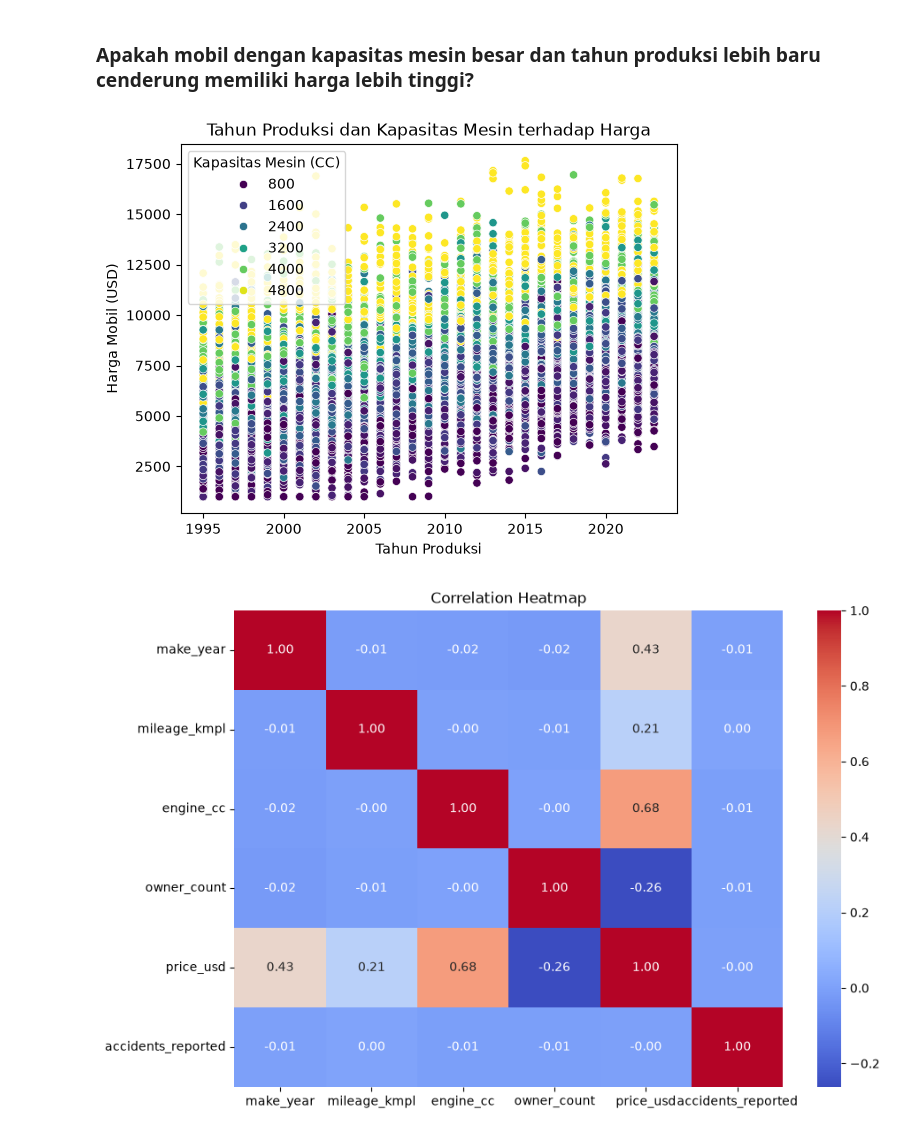
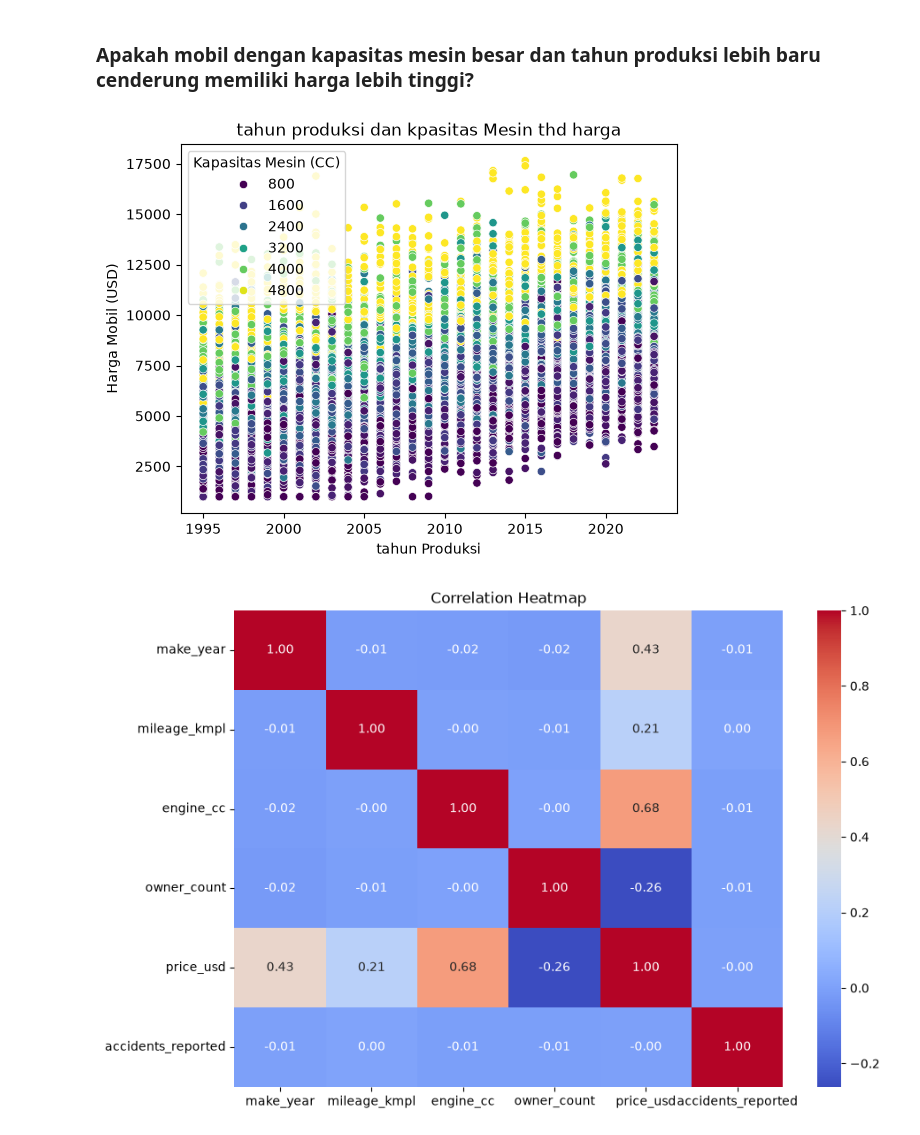
Before and after one commit to claraaulsep/used-car-prediction, a Jupyter notebook: used_car_prediction.ipynb, the cells around one changed output. Drawn from its saved outputs; the diff is of its cells as text; code cells hidden in the pictures.

```diff
--- a/used_car_prediction.ipynb
+++ b/used_car_prediction.ipynb
@@ -188,19 +188,19 @@ df.groupby('color')['price_usd'].agg(
 # %%
 sns.scatterplot(
     data=df,
     x='make_year',
     y='price_usd',
     hue='engine_cc',
     palette='viridis'
 )
 
-plt.title('Tahun Produksi dan Kapasitas Mesin terhadap Harga')
-plt.xlabel('Tahun Produksi')
+plt.title('tahun produksi dan kpasitas Mesin thd harga')
+plt.xlabel('tahun Produksi')
 plt.ylabel('Harga Mobil (USD)')
 plt.legend(title='Kapasitas Mesin (CC)')
 plt.show()
 # %% [output]
-[figure, old version]
+[figure, new version]
 # %%
 plt.figure(figsize=(10, 7))
 
```
Also changed, not shown: parts of 14 cells of this notebook, 4 other files.
